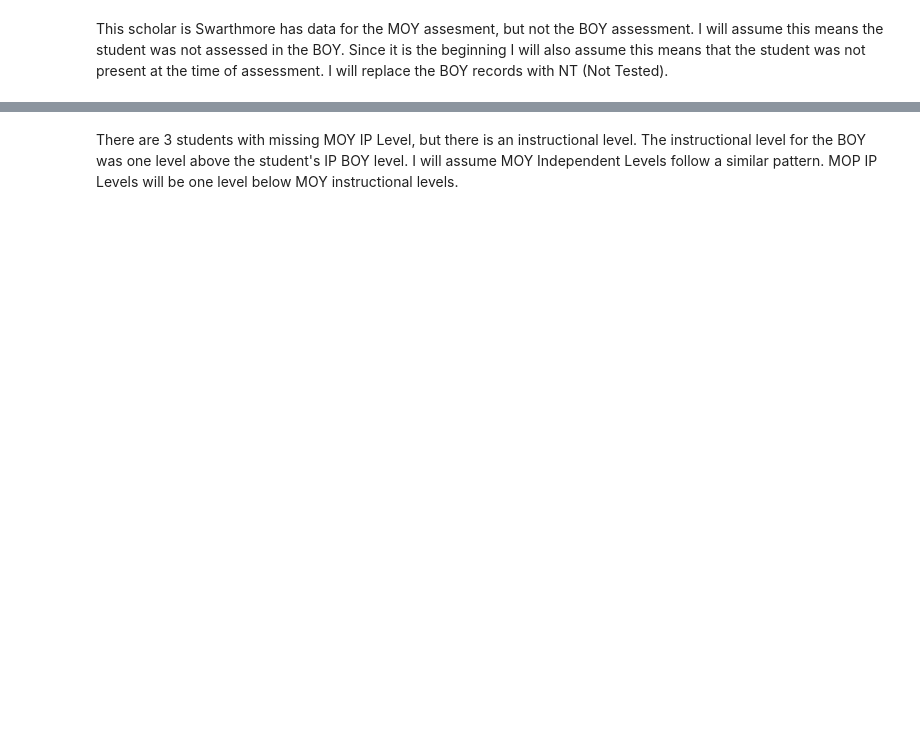
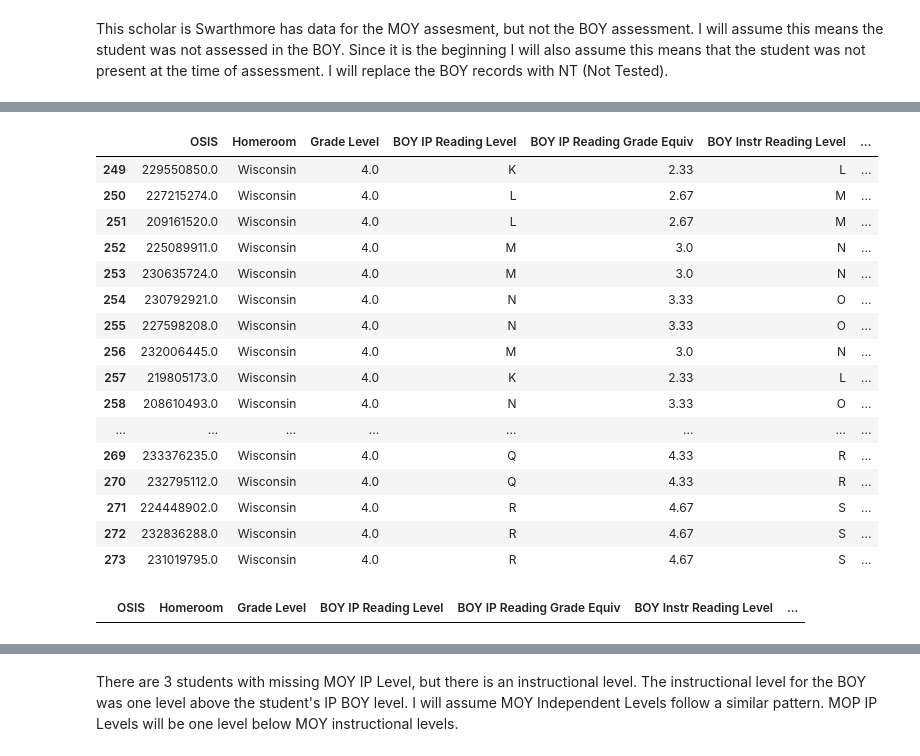
Before and after one commit to smartbre/studentdata, a Jupyter notebook: Student Academic Data.ipynb, the cells around one changed output, grey strips where cells are left out. Saved outputs shown, nothing was run; the diff lists cells and outputs as text; code cells hidden in the pictures; blank space fills up the shorter version.

```diff
--- a/Student Academic Data.ipynb
+++ b/Student Academic Data.ipynb
@@ -159,3 +134,0 @@ Index: 273, R, T
-# %%
-for col in df.columns:
-    df[col] = df[col].str.replace(" ","")
@@ -223,11 +287,11 @@ df.loc[(df['BOY IP Level'].isna())]
 # %% [markdown]
 This scholar is Swarthmore has data for the MOY assesment, but not the BOY assessment. I will assume this means the student was not assessed in the BOY. Since it is the beginning I will also assume this means that the student was not present at the time of assessment. I will replace the BOY records with NT (Not Tested).
 # %%
-# Addressing missing data for student 238231914
-df['BOY IP Level'].fillna('NT', inplace=True)
+# Addressing missing data
+df['BOY IP Reading Level'].fillna('NT', inplace=True)
 
-df.loc[(df['BOY IP Level']=='NT'), 'BOY IP Grade Equiv']='NT'
-df.loc[(df['BOY IP Level']=='NT'), 'BOY Instr Level']='NT'
-df.loc[(df['BOY IP Level']=='NT'), 'BOY Instr Grade Equiv']='NT'
+df.loc[(df['BOY IP Reading Level']=='NT'), 'BOY IP Reading Grade Equiv']='NT'
+df.loc[(df['BOY IP Reading Level']=='NT'), 'BOY Instr Reading Level']='NT'
+df.loc[(df['BOY IP Reading Level']=='NT'), 'BOY Instr Reading Grade Equiv']='NT'
 # %%
 # Verifying accuracy
@@ -241,6 +311,6 @@ Upon further investigation, only one BOY IP Level was included (student with OSI
 # %%
 # Replacing grade equivalence for level H
-df.loc[(df['OSIS']==203306691),'BOY IP Grade Equiv']=1.67
+df.loc[(df['OSIS']==203306691),'BOY IP Reading Grade Equiv']=1.67
 
 # Checking to see if change was made.
 df.loc[df['OSIS']==203306691]
@@ -252,8 +339,9 @@ df.loc[df['BOY Instr Level'].isna()]
 i = 0
 for i, row in df.iterrows():
     for i in range(len(alpha_keys)-1):
-        if pd.isnull(row['BOY Instr Level']):
+        if pd.isnull(row['BOY Instr Reading Level']):
             for level in alpha_keys:
-                df.loc[(df['BOY IP Level']==alpha_keys[i]), 'BOY Instr Level']=alpha_keys[i+1]
+                df.loc[(df['BOY IP Reading Level']==alpha_keys[i]),
+                       'BOY Instr Reading Level']=alpha_keys[i+1]
 # %%
 # Checking for accuracy
@@ -264,14 +357,34 @@ df.loc[df['OSIS']==203306691]
 # %%
 # Addressing BOY Instructional Level since all were missing, no conditionals were used.
 i = 0
 for level, equiv in levels.items():
-    df.loc[(df['BOY Instr Level']==level), 'BOY Instr Grade Equiv'] = equiv
+    df.loc[(df['BOY Instr Reading Level']==level), 'BOY Instr Reading Grade Equiv'] = equiv
 
 # Checking for accuracy
 df.tail(25)
+# %% [output]
+|  | OSIS | Homeroom | Grade Level | BOY IP Reading Level | BOY IP Reading Grade Equiv | BOY Instr Reading Level | ... |
+| 249 | 229550850.0 | Wisconsin | 4.0 | K | 2.33 | L | ... |
+| 250 | 227215274.0 | Wisconsin | 4.0 | L | 2.67 | M | ... |
+| 251 | 209161520.0 | Wisconsin | 4.0 | L | 2.67 | M | ... |
+| 252 | 225089911.0 | Wisconsin | 4.0 | M | 3.0 | N | ... |
+| 253 | 230635724.0 | Wisconsin | 4.0 | M | 3.0 | N | ... |
+| 254 | 230792921.0 | Wisconsin | 4.0 | N | 3.33 | O | ... |
+| 255 | 227598208.0 | Wisconsin | 4.0 | N | 3.33 | O | ... |
+| 256 | 232006445.0 | Wisconsin | 4.0 | M | 3.0 | N | ... |
+| 257 | 219805173.0 | Wisconsin | 4.0 | K | 2.33 | L | ... |
+| 258 | 208610493.0 | Wisconsin | 4.0 | N | 3.33 | O | ... |
+| ... | ... | ... | ... | ... | ... | ... | ... |
+| 269 | 233376235.0 | Wisconsin | 4.0 | Q | 4.33 | R | ... |
+| 270 | 232795112.0 | Wisconsin | 4.0 | Q | 4.33 | R | ... |
+| 271 | 224448902.0 | Wisconsin | 4.0 | R | 4.67 | S | ... |
+| 272 | 232836288.0 | Wisconsin | 4.0 | R | 4.67 | S | ... |
+| 273 | 231019795.0 | Wisconsin | 4.0 | R | 4.67 | S | ... |
 # %%
 # Verifying there are no records with missing BOY Instr Grade Equiv
-df.loc[df['BOY Instr Level'].isna()]
+df.loc[df['BOY Instr Reading Level'].isna()]
+# %% [output]
+|  | OSIS | Homeroom | Grade Level | BOY IP Reading Level | BOY IP Reading Grade Equiv | BOY Instr Reading Level | ... |
 # %%
 # Completing cleaning process for MOY Data
 # %%
```
Also changed, not shown: parts of 41 cells of this notebook.
